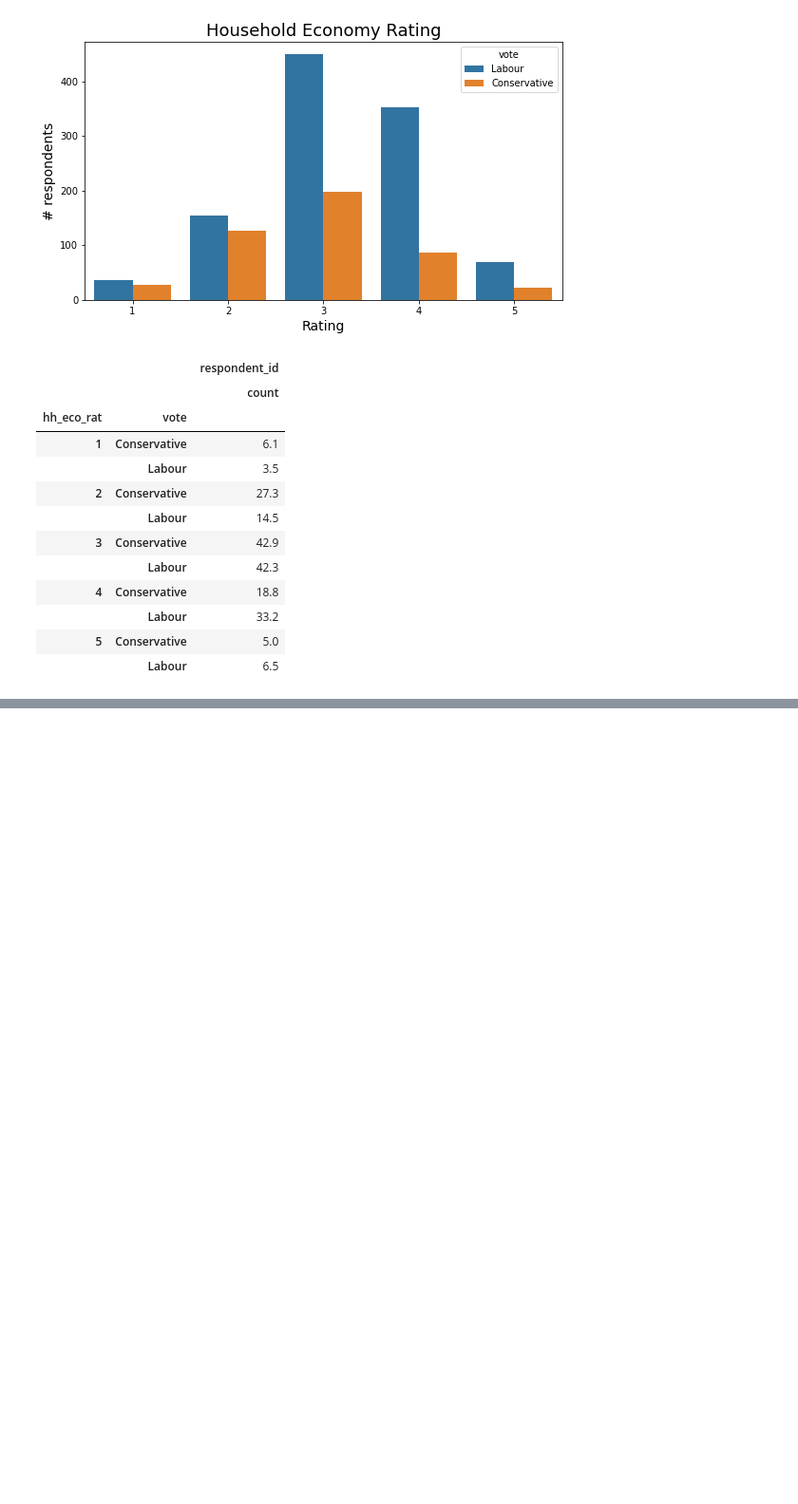
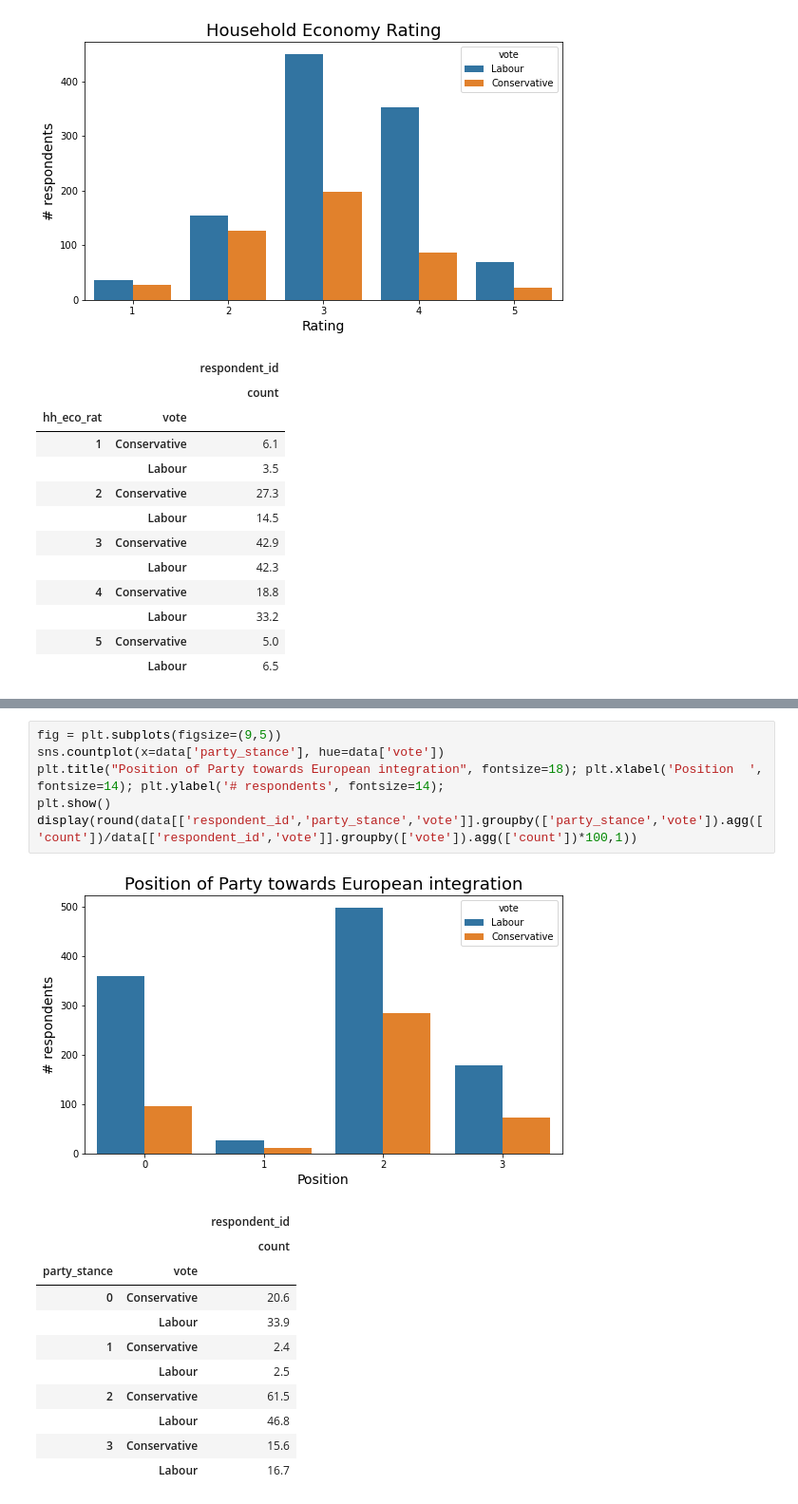
Before and after one commit to sarang-manohar/hogwarts, a Jupyter notebook: academia/machineLearning/code/machine-learning_election-data.ipynb, the cells around one changed output, grey strips where cells are left out. Shown at 95% size. Saved outputs shown, nothing was run; the diff lists cells and outputs as text; blank space fills up the shorter version.

```diff
--- a/academia/machineLearning/code/machine-learning_election-data.ipynb
+++ b/academia/machineLearning/code/machine-learning_election-data.ipynb
@@ -153,0 +216,19 @@ round(raw_data[['Unnamed: 0','economic.cond.household','vote']].groupby(['econom
+# %%
+fig = plt.subplots(figsize=(9,5))
+sns.countplot(x=data['party_stance'], hue=data['vote'])
+plt.title("Position of Party towards European integration", fontsize=18); plt.xlabel('Position  ', fontsize=14); plt.ylabel('# respondents', fontsize=14);
+plt.show()
+display(round(data[['respondent_id','party_stance','vote']].groupby(['party_stance','vote']).agg(['count'])/data[['respondent_id','vote']].groupby(['vote']).agg(['count'])*100,1))
+# %% [output]
+[figure, added]
+|  |  | respondent_id |
+|  |  | count |
+| party_stance | vote |  |
+| 0 | Conservative | 20.6 |
+|  | Labour | 33.9 |
+| 1 | Conservative | 2.4 |
+|  | Labour | 2.5 |
+| 2 | Conservative | 61.5 |
+|  | Labour | 46.8 |
+| 3 | Conservative | 15.6 |
+|  | Labour | 16.7 |
```
Also changed, not shown: parts of 6 cells of this notebook.
